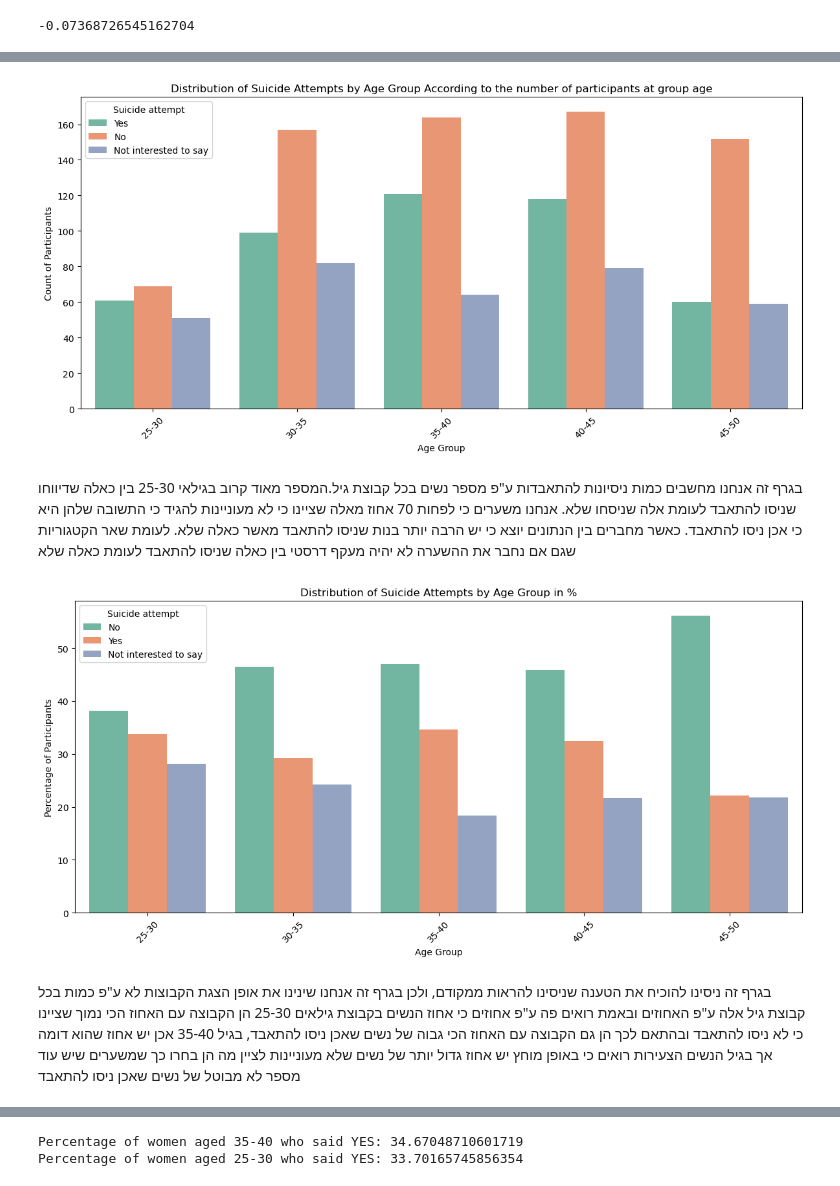
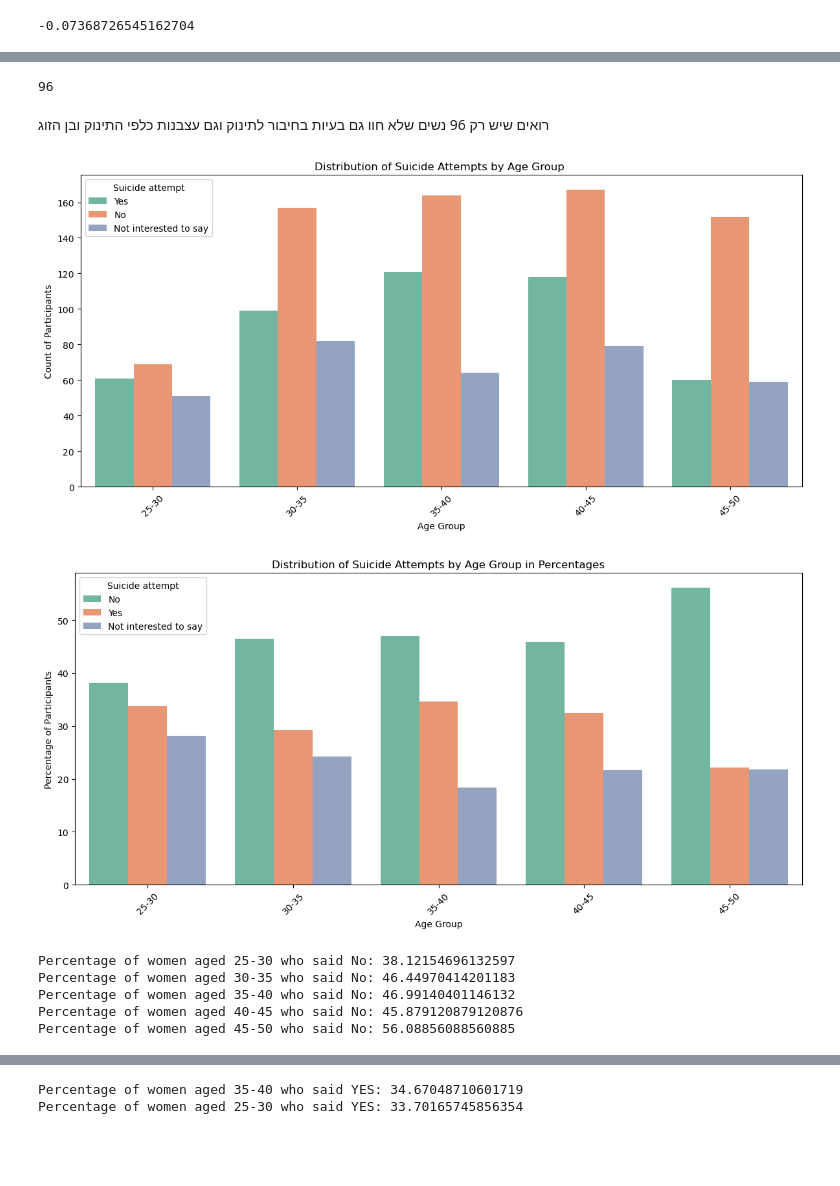
Before and after one commit to sivanhiya/sivanhiya, a Jupyter notebook: projectpostpartum (1).ipynb, the cells around one changed output, grey strips where cells are left out. Cells and saved outputs as stored; diff of their text form; code cells hidden in the pictures; blank space fills up the shorter version.

```diff
--- a/projectpostpartum (1).ipynb
+++ b/projectpostpartum (1).ipynb
@@ -235,23 +279,27 @@ ValueError: could not convert string to float: '6/14/2022 20:02'
+# %%
+num_both_irritable_bondingsno = len(bothirritablebondingsno)
+num_both_irritable_bondingsno
+# %% [output]
+96
+# %% [markdown]
+רואים שיש רק 96 נשים שלא חוו גם בעיות בחיבור לתינוק וגם עצבנות כלפי התינוק ובן הזוג
 # %%
 plt.figure(figsize=(12, 6))
 column_order = ["25-30", "30-35", "35-40", "40-45", "45-50"]
 sns.countplot(x='Age', hue='Suicide attempt', data=postp_df, palette='Set2', order=column_order)
 
 # הגדרת כותרת ותוויות צירים
-plt.title('Distribution of Suicide Attempts by Age Group According to the number of participants at group age')
+plt.title('Distribution of Suicide Attempts by Age Group ')
 plt.xlabel('Age Group')
 plt.ylabel('Count of Participants')
 
 # חידוש התצוגה
 plt.legend(title='Suicide attempt')
 plt.xticks(rotation=45)
 plt.tight_layout()
 plt.show()
 # %% [output]
-[figure, old version]
+[figure, new version]
-# %% [markdown]
-
-בגרף זה אנחנו מחשבים כמות ניסיונות להתאבדות ע"פ מספר נשים בכל קבוצת גיל.המספר מאוד קרוב בגילאי 25-30 בין כאלה שדיווחו שניסו להתאבד לעומת אלה שניסחו שלא. אנחנו משערים כי לפחות 70 אחוז מאלה שציינו כי לא מעוניינות להגיד כי התשובה שלהן היא כי אכן ניסו להתאבד. כאשר מחברים בין הנתונים יוצא כי יש הרבה יותר בנות שניסו להתאבד מאשר כאלה שלא. לעומת שאר הקטגוריות שגם אם נחבר את ההשערה לא יהיה מעקף דרסטי בין כאלה שניסו להתאבד לעומת כאלה שלא
 # %%
 # חישוב האחוזים של ניסיונות ההתאבדות בכל קבוצת גיל
 suicide_attempt_percentage = postp_df.groupby('Age')['Suicide attempt'].value_counts(normalize=True).mul(100).rename('Percentage').reset_index()
@@ -261,7 +309,7 @@ plt.figure(figsize=(12, 6))
 sns.barplot(x='Age', y='Percentage', hue='Suicide attempt', data=suicide_attempt_percentage, palette='Set2', order=column_order)
 
 # הגדרת כותרת ותוויות צירים
-plt.title('Distribution of Suicide Attempts by Age Group in %')
+plt.title('Distribution of Suicide Attempts by Age Group in Percentages')
 plt.xlabel('Age Group')
 plt.ylabel('Percentage of Participants')
 
@@ -271,6 +319,31 @@ plt.xticks(rotation=45)
 plt.tight_layout()
 plt.show()
 # %% [output]
-[figure, old version]
+[figure, new version]
-# %% [markdown]
-בגרף זה ניסינו להוכיח את הטענה שניסינו להראות ממקודם, ולכן בגרף זה אנחנו שינינו את אופן הצגת הקבוצות לא ע"פ כמות בכל קבוצת גיל אלה ע"פ האחוזים ובאמת רואים פה ע"פ אחוזים כי אחוז הנשים בקבוצת גילאים 25-30 הן הקבוצה עם האחוז הכי נמוך שציינו כי לא ניסו להתאבד ובהתאם לכך הן גם הקבוצה עם האחוז הכי גבוה של נשים שאכן ניסו להתאבד, בגיל 35-40 אכן יש אחוז שהוא דומה אך בגיל הנשים הצעירות רואים כי באופן מוחץ יש אחוז גדול יותר של נשים שלא מעוניינות לציין מה הן בחרו כך שמשערים שיש עוד מספר לא מבוטל של נשים שאכן ניסו להתאבד
+# %%
+# קביעת קבוצות הגילאים
+age_groups = ['25-30', '30-35', '35-40','40-45', '45-50']
+
+# לולאה עבור כל קבוצת גיל
+for age_group in age_groups:
+    # סינון רק לנשים בקבוצת הגיל הרצויה ועם תשובת "No"
+    women_no = postp_df[(postp_df['Age'] == age_group) & (postp_df['Suicide attempt'] == 'No')]
+    # סך כל הנשים בקבוצת גיל
+    total_women = len(postp_df[postp_df['Age'] == age_group])
+    # בדיקה שסך הנשים בקבוצת הגיל אינו אפס
+    if total_women != 0:
+        # חישוב האחוז
+        percentage_women_no = (len(women_no) / total_women) * 100
+        # הדפסת התוצאה
+        print(f"Percentage of women aged {age_group} who said No:", percentage_women_no)
+    else:
+        # אם אין נשים בקבוצה, הדפסת הודעה ריקה
+        print(f"No women in age group {age_group}")
+
+#כאן רואים כי אחוז הנשים במחקר שציינו כי לא ניסו להתאבד הוא הנמוך מכולן
+# %% [output]
+Percentage of women aged 25-30 who said No: 38.12154696132597
+Percentage of women aged 30-35 who said No: 46.44970414201183
+Percentage of women aged 35-40 who said No: 46.99140401146132
+Percentage of women aged 40-45 who said No: 45.879120879120876
+Percentage of women aged 45-50 who said No: 56.08856088560885
```
Also changed, not shown: parts of 62 cells of this notebook.
